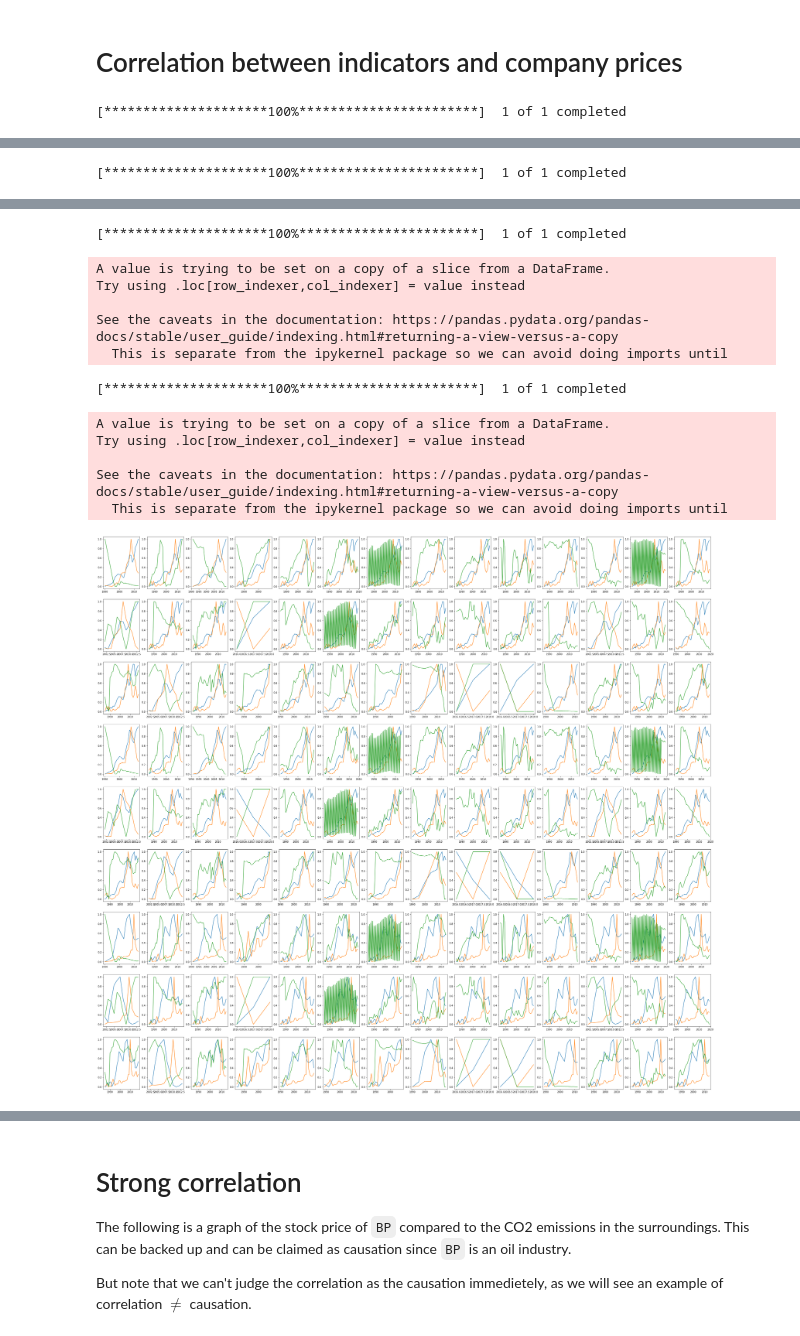
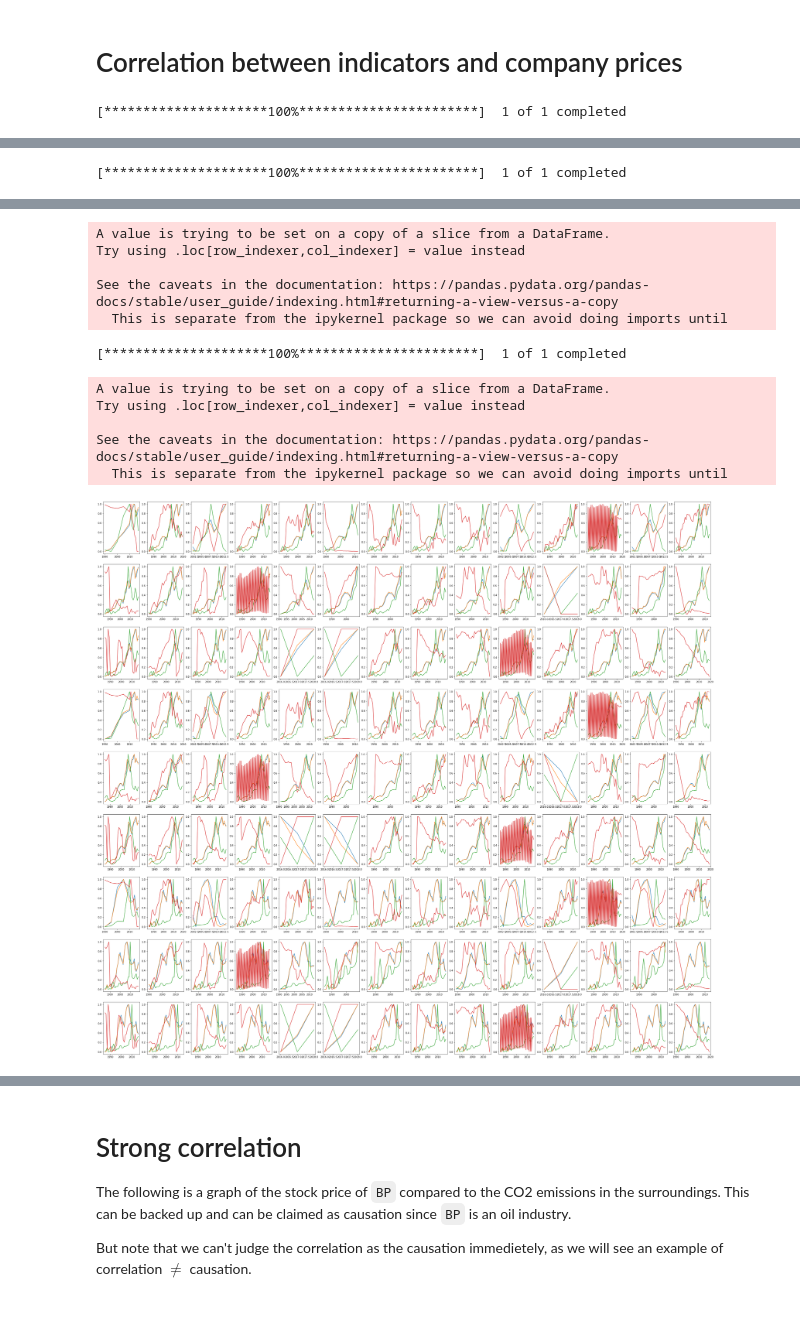
Before and after one commit to banrovegrie/Nostradamus, a Jupyter notebook: src/Nostradamus.ipynb, the cells around one changed output, grey strips where cells are left out. Cells and saved outputs as stored; diff of their text form; code cells hidden in the pictures.

```diff
--- a/src/Nostradamus.ipynb
+++ b/src/Nostradamus.ipynb
@@ -300,7 +281,7 @@ for company in companies:
             count += 1
             corList.append([indicator, company, correlOpen, correlClose, correlVolume])
             plt.subplot(9, 14, count)
-            # plt.plot(df_cov['Year'], (df_cov['Open'] - df_cov['Open'].min())/(df_cov['Open'].max() - df_cov['Open'].min()))
+            plt.plot(df_cov['Year'], (df_cov['Open'] - df_cov['Open'].min())/(df_cov['Open'].max() - df_cov['Open'].min()))
             plt.plot(df_cov['Year'], (df_cov['Close'] - df_cov['Close'].min())/(df_cov['Close'].max() - df_cov['Close'].min()))
             plt.plot(df_cov['Year'], (df_cov['Volume'] - df_cov['Volume'].min())/(df_cov['Volume'].max() - df_cov['Volume'].min()))
             plt.plot(df_cov['Year'], (df_cov['Value'] - df_cov['Value'].min())/(df_cov['Value'].max() - df_cov['Value'].min()))
@@ -370,16 +347,15 @@ See the caveats in the documentation: https://pandas.pydata.org/pandas-docs/stab
-[*********************100%***********************]  1 of 1 completed
+A value is trying to be set on a copy of a slice from a DataFrame.
+Try using .loc[row_indexer,col_indexer] = value instead
+
+See the caveats in the documentation: https://pandas.pydata.org/pandas-docs/stable/user_guide/indexing.html#returning-a-view-versus-a-copy
+  This is separate from the ipykernel package so we can avoid doing imports until
-A value is trying to be set on a copy of a slice from a DataFrame.
-Try using .loc[row_indexer,col_indexer] = value instead
-
-See the caveats in the documentation: https://pandas.pydata.org/pandas-docs/stable/user_guide/indexing.html#returning-a-view-versus-a-copy
-  This is separate from the ipykernel package so we can avoid doing imports until
+[*********************100%***********************]  1 of 1 completed
-[*********************100%***********************]  1 of 1 completed
+A value is trying to be set on a copy of a slice from a DataFrame.
+Try using .loc[row_indexer,col_indexer] = value instead
+
+See the caveats in the documentation: https://pandas.pydata.org/pandas-docs/stable/user_guide/indexing.html#returning-a-view-versus-a-copy
+  This is separate from the ipykernel package so we can avoid doing imports until
-A value is trying to be set on a copy of a slice from a DataFrame.
-Try using .loc[row_indexer,col_indexer] = value instead
-
-See the caveats in the documentation: https://pandas.pydata.org/pandas-docs/stable/user_guide/indexing.html#returning-a-view-versus-a-copy
-  This is separate from the ipykernel package so we can avoid doing imports until
-[figure, old version]
+[figure, new version]
 # %%
 corDf = pd.DataFrame(data=corList, columns=["Indicator", "Company", "Open Correlation", "Close Correlation", "Volume Correlation"])
 corDf = corDf[corDf['Open Correlation'].notna()]
```
Also changed, not shown: parts of 14 cells of this notebook.
